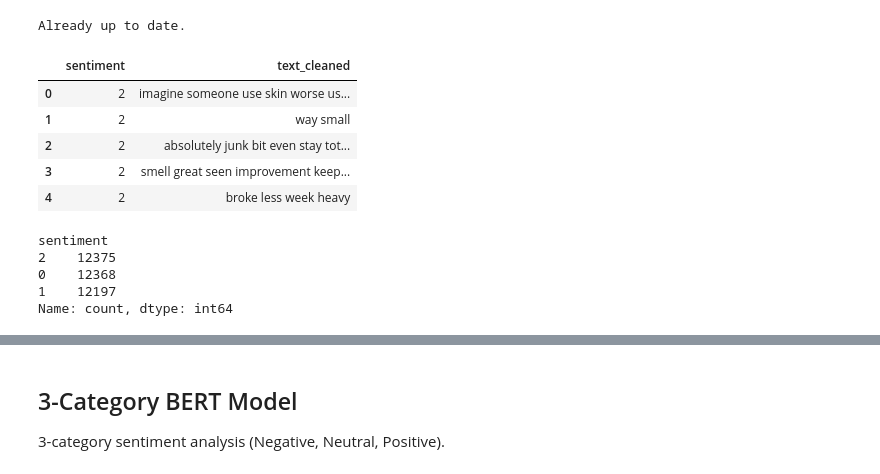
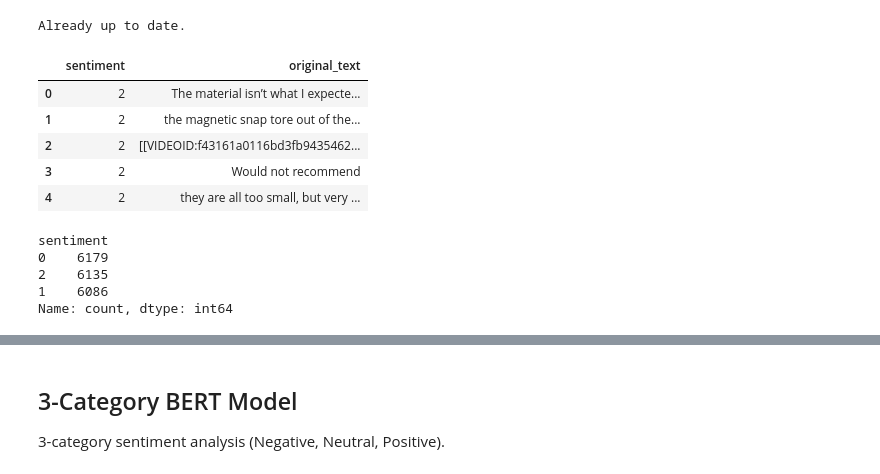
Before and after one commit to yifeica0/ECS171-Group8, a Jupyter notebook: ModelTraining/FE_ML/text_Bert.ipynb, the cells around one changed output, grey strips where cells are left out. Drawn from its saved outputs; the diff is of its cells as text; code cells hidden in the pictures.

```diff
--- a/ModelTraining/FE_ML/text_Bert.ipynb
+++ b/ModelTraining/FE_ML/text_Bert.ipynb
@@ -31,24 +33,25 @@ from sklearn.metrics import confusion_matrix
 from sklearn.metrics import roc_curve, auc
 # %%
 # load extended data for text sentiment
-df = pd.read_parquet('datasets/extended_datasets/amazon_user_reviews_text_sentiment_extended.parquet')
+df = pd.read_parquet('datasets/with_stop_word/amazon_user_reviews_text_sentiment_with_sw.parquet')
+df_extended = pd.read_parquet('datasets/with_stop_word/extended/amazon_user_reviews_text_sentiment_with_sw_extended.parquet')
 
 df.head()
 # %% [output]
-|  | sentiment | text_cleaned |
-| 0 | 2 | imagine someone use skin worse us... |
-| 1 | 2 | way small |
-| 2 | 2 | absolutely junk bit even stay tot... |
-| 3 | 2 | smell great seen improvement keep... |
-| 4 | 2 | broke less week heavy |
+|  | sentiment | original_text |
+| 0 | 2 | The material isn’t what I expecte... |
+| 1 | 2 | the magnetic snap tore out of the... |
+| 2 | 2 | [[VIDEOID:f43161a0116bd3fb9435462... |
+| 3 | 2 | Would not recommend |
+| 4 | 2 | they are all too small, but very ... |
 # %%
 # distribution and unique values of the sentiment column
 print(df['sentiment'].value_counts())
 # %% [output]
 sentiment
-2    12375
-0    12368
-1    12197
+0    6179
+2    6135
+1    6086
 Name: count, dtype: int64
 # %%
 print('Installing transformers library...')
```
Also changed, not shown: parts of 18 cells of this notebook.
